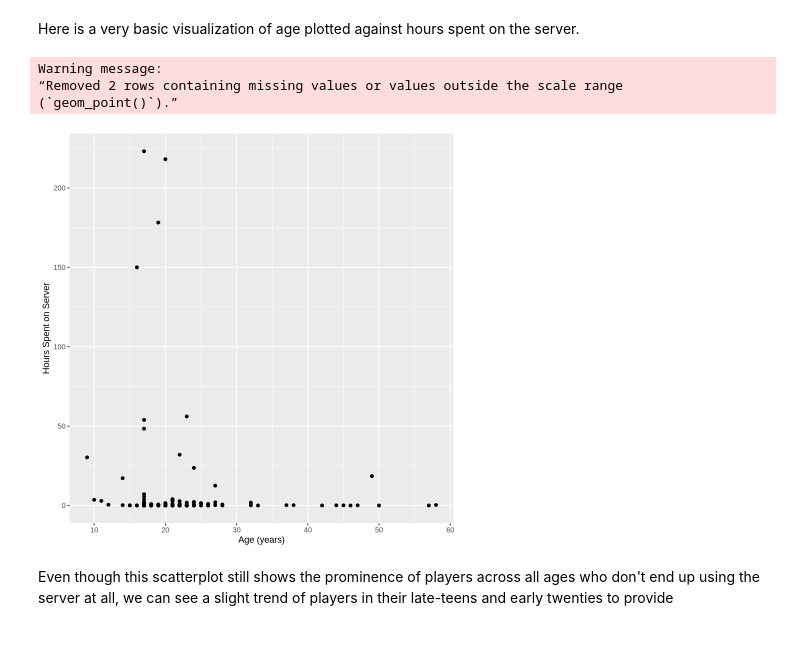
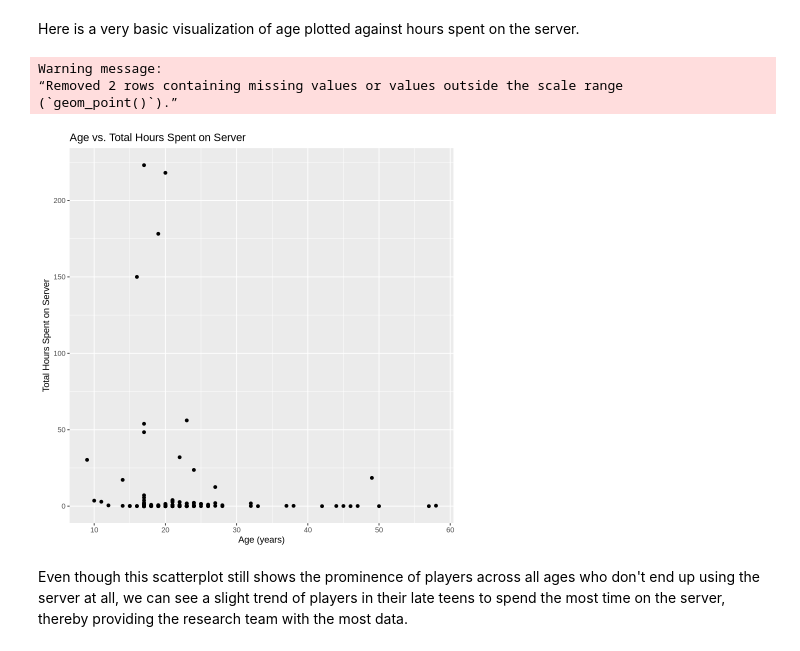
Before and after one commit to pwanger/individual_planning_report, a Jupyter notebook: individual_planning.ipynb, the cells around one changed output. Saved outputs shown, nothing was run; the diff lists cells and outputs as text; code cells hidden in the pictures.

```diff
--- a/individual_planning.ipynb
+++ b/individual_planning.ipynb
@@ -141,13 +141,13 @@ Here is a very basic visualization of age plotted against hours spent on the ser
 # %%
 age_vs_hrs <- players |>
 ggplot(aes(x = Age, y = played_hours)) +
 geom_point() +
-labs(x = "Age (years)", y = "Hours Spent on Server")
+labs(title = "Age vs. Total Hours Spent on Server", x = "Age (years)", y = "Total Hours Spent on Server")
 age_vs_hrs
 # %% [output]
 Warning message:
 “Removed 2 rows containing missing values or values outside the scale range
 (`geom_point()`).”
-[figure, old version]
+[figure, new version]
 # %% [markdown]
-Even though this scatterplot still shows the prominence of players across all ages who don't end up using the server at all, we can see a slight trend of players in their late-teens and early twenties to provide
+Even though this scatterplot still shows the prominence of players across all ages who don't end up using the server at all, we can see a slight trend of players in their late teens to spend the most time on the server, thereby providing the research team with the most data.
```
Also changed, not shown: parts of 1 cell of this notebook.
